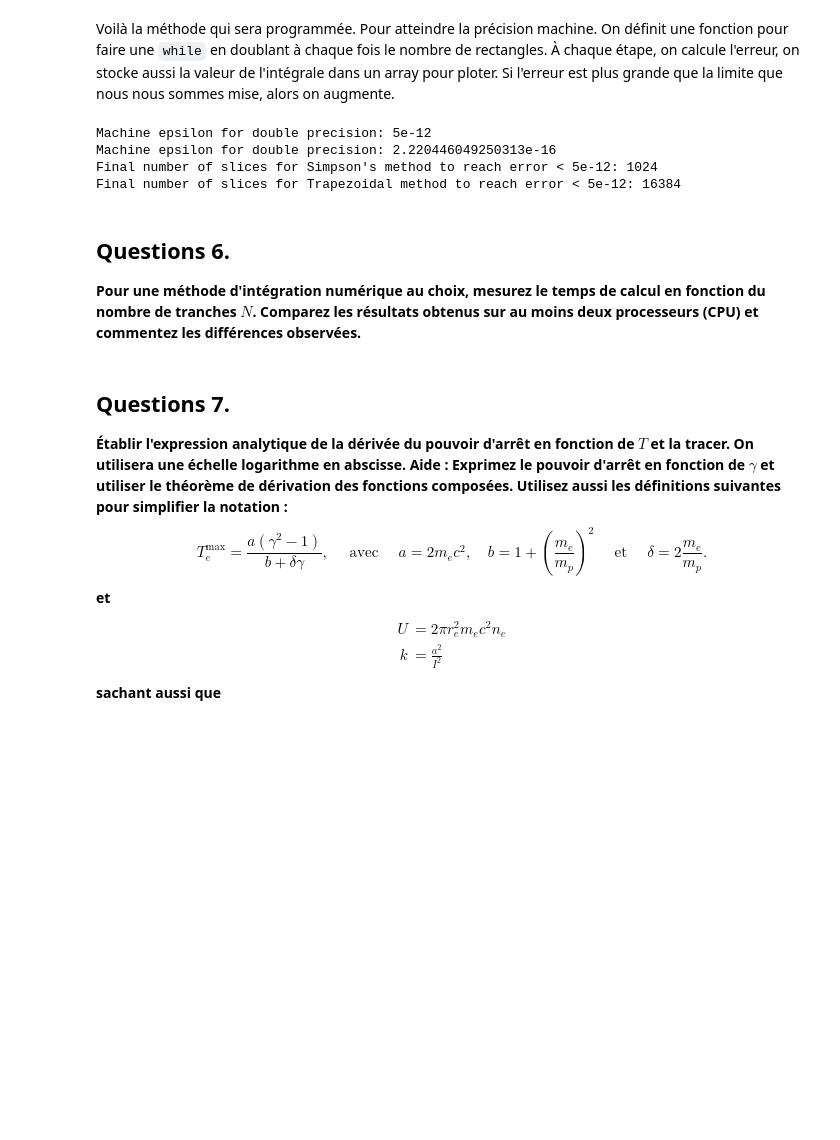
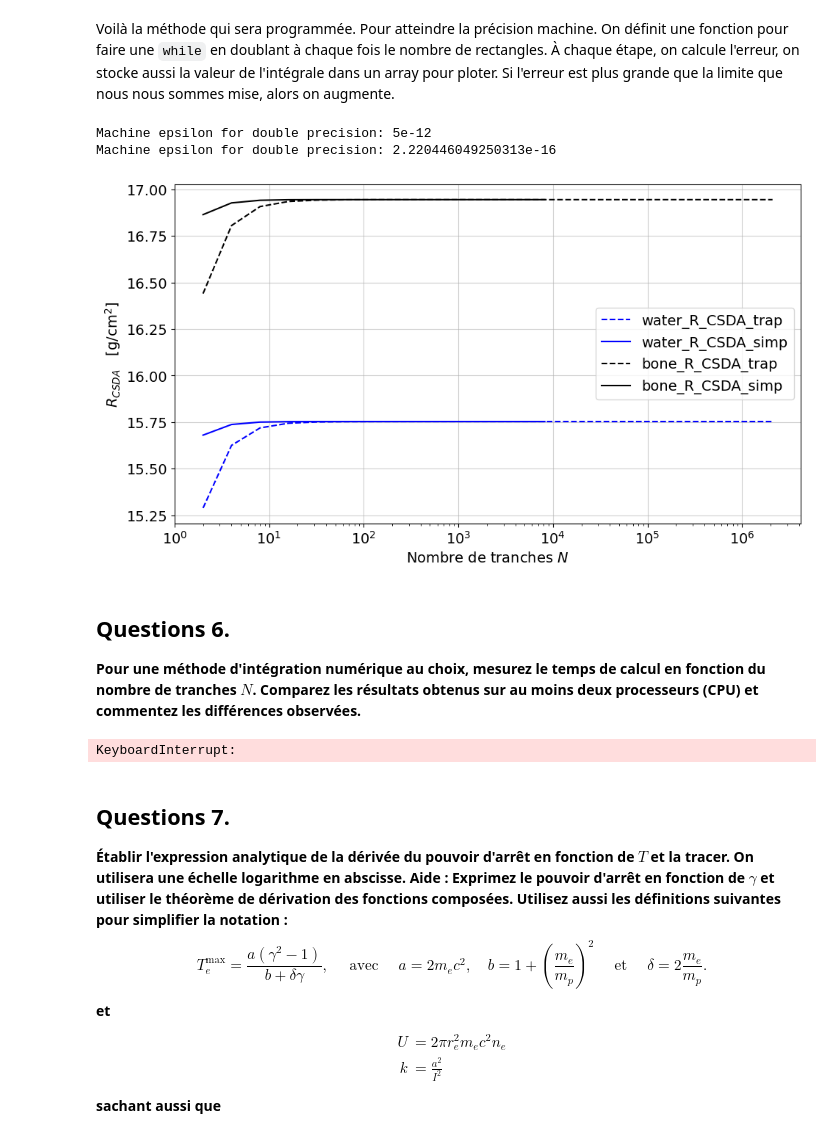
Before and after one commit to Eloi-Blouin/GPH-University-Laval-Course, a Jupyter notebook: Ulaval Session 8 Hiver 2026/Physique Numérique/TP1/TP1_ÉloiBlouin_ClémentPoulin.ipynb, the cells around one changed output. Saved outputs shown, nothing was run; the diff lists cells and outputs as text; code cells hidden in the pictures; blank space fills up the shorter version.

```diff
--- a/Ulaval Session 8 Hiver 2026/Physique Numérique/TP1/TP1_ÉloiBlouin_ClémentPoulin.ipynb
+++ b/Ulaval Session 8 Hiver 2026/Physique Numérique/TP1/TP1_ÉloiBlouin_ClémentPoulin.ipynb
@@ -548,18 +550,16 @@ def calculate_R_CSDA_until_machine_error(material_name, integration_method, ϵ_l
 
     return N, R_CSDA_values, ϵ_values
 # %%
+ϵ_limit = 5e-12
+ϵ_limit_2 = np.finfo(float).eps  # hardware fundamental epsilon for double precision
 
-ϵ_limit = 5e-12
-ϵ_limit_2 = np.finfo(float).eps  # machine epsilon for double precision
 print(f"Machine epsilon for double precision: {ϵ_limit}")
 print(f"Machine epsilon for double precision: {ϵ_limit_2}")
 
-N_simp_final, water_R_CSDA_simp_values, water_ϵ_simp_values = calculate_R_CSDA_until_machine_error("water", simpson, ϵ_limit)
-N_rect_final, water_R_CSDA_trap_values, water_ϵ_trap_values = calculate_R_CSDA_until_machine_error("water", trapeze, ϵ_limit)
-print(f"Final number of slices for Simpson's method to reach error < {ϵ_limit}: {N_simp_final}")
-print(f"Final number of slices for Trapezoidal method to reach error < {ϵ_limit}: {N_rect_final}")
+# N_simp_final, water_R_CSDA_simp_values, water_ϵ_simp_values = calculate_R_CSDA_until_machine_error("water", simpson, ϵ_limit)
+# N_rect_final, water_R_CSDA_trap_values, water_ϵ_trap_values = calculate_R_CSDA_until_machine_error("water", trapeze, ϵ_limit)
+# print(f"Final number of slices for Trapezoidal method to reach error < {ϵ_limit}: {N_rect_final}")
+# print(f"Final number of slices for Simpson's method to reach error < {ϵ_limit}: {N_simp_final}")
 # %% [output]
 Machine epsilon for double precision: 5e-12
 Machine epsilon for double precision: 2.220446049250313e-16
-Final number of slices for Simpson's method to reach error < 5e-12: 1024
-Final number of slices for Trapezoidal method to reach error < 5e-12: 16384
@@ -566,11 +569,45 @@ Final number of slices for Trapezoidal method to reach error < 5e-12: 16384
+# %%
+N_simp_final = 8192
+N_rect_final = 2097152
+
+N_trap = [1 << i for i in range(1, N_rect_final.bit_length()) if (1 << i) <= N_rect_final]
+N_simp = [1 << i for i in range(1, N_simp_final.bit_length()) if (1 << i) <= N_simp_final]
+
+# Run analysis with the calculated ranges
+water_R_CSDA_trap, _ = run_analysis("water", N_trap, [2])
+_, water_R_CSDA_simp = run_analysis("water", [2], N_simp)
+
+bone_R_CSDA_trap, _ = run_analysis("bone", N_trap, [2])
+_, bone_R_CSDA_simp = run_analysis("bone", [2], N_simp)
+
+conv_factor = 1e-1    # [kg/m^2] -> [g/cm^2]
+
+plt.figure(figsize=(11, 6))
+
+plt.plot(N_trap, water_R_CSDA_trap * conv_factor, 'b', ls='--', label="water_R_CSDA_trap")
+plt.plot(N_simp, water_R_CSDA_simp * conv_factor, 'b', label="water_R_CSDA_simp")
+plt.plot(N_trap, bone_R_CSDA_trap * conv_factor, 'k', ls='--', label="bone_R_CSDA_trap")
+plt.plot(N_simp, bone_R_CSDA_simp * conv_factor, 'k', label="bone_R_CSDA_simp")
+
+plt.xlabel(r"Nombre de tranches $N$")
+plt.ylabel(r"$R_{CSDA}\quad$[g/cm$^2$]")
+
+plt.xscale('log')
+
+plt.grid(alpha=0.6)
+plt.legend(loc='center right')
+plt.show()
+# %% [output]
+[figure, new version]
 # %% [markdown]
 ## **Questions 6.**
 **Pour une méthode d'intégration numérique au choix, mesurez le temps de calcul en fonction du nombre de tranches $N$. Comparez les résultats obtenus sur au moins deux processeurs (CPU) et commentez les différences observées.**
 # %%
-# %%timeit -r 3 -n 5    # run cell 3 times with a repetition of 5
+%%timeit -r 3 -n 5    # run cell 3 times with a repetition of 5
 
-N_trap = np.arange(2, 1001, 2)
-water_R_CSDA_trap, water_R_CSDA_simp = run_analysis("water", N_trap, N_simp)
+water_R_CSDA_trap, _ = run_analysis("water", N_trap, [2])    # trapèzes
+# %% [output]
+KeyboardInterrupt:
 # %%
 # Clément: intel® 14-core i5-13600KF @ 3.50 GHz        --> 2.01 s ± 19.2 ms
 # Éloi:    Snapdragon(R) X 10-core X1P64100 @ 3.40 GHz --> 5.14 s ± 187 ms
```
Also changed, not shown: parts of 12 cells of this notebook.
